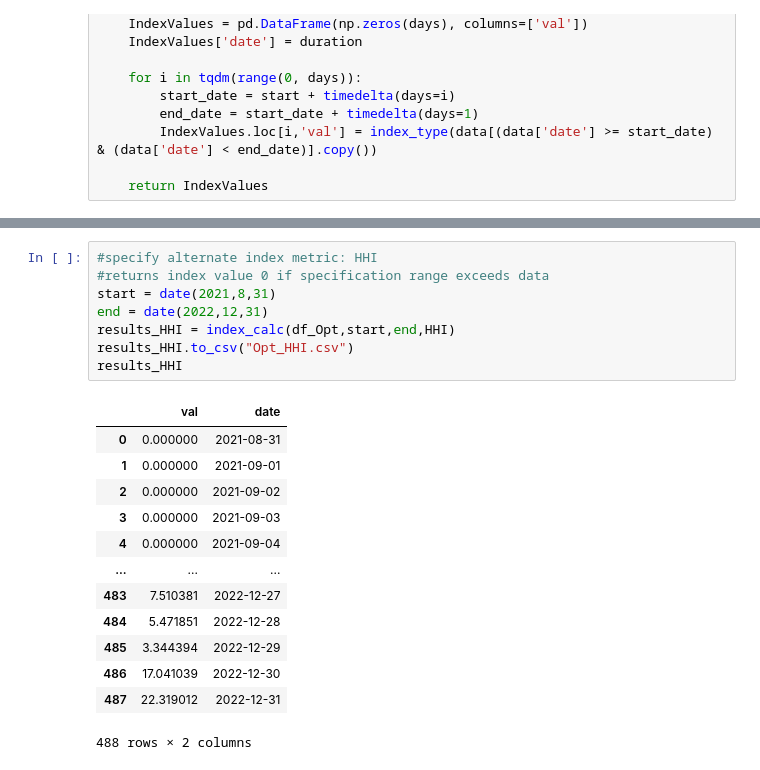
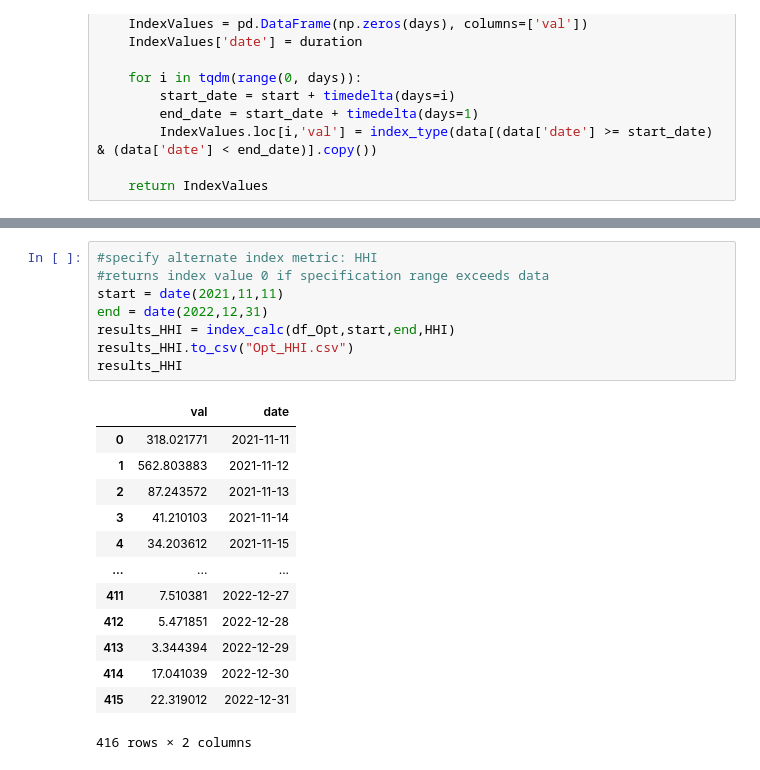
Before and after one commit to sunshineluyao/uniswap, a Jupyter notebook: code/Optimism/data_analyzing/Uniswap_Opt_Decentralization Index.ipynb, the cells around one changed output, grey strips where cells are left out. Drawn from its saved outputs; the diff is of its cells as text.

```diff
--- a/code/Optimism/data_analyzing/Uniswap_Opt_Decentralization Index.ipynb
+++ b/code/Optimism/data_analyzing/Uniswap_Opt_Decentralization Index.ipynb
@@ -342,25 +342,25 @@ plt.show()
 # %%
 #specify alternate index metric: HHI
 #returns index value 0 if specification range exceeds data
-start = date(2021,8,31)
+start = date(2021,11,11)
 end = date(2022,12,31)
 results_HHI = index_calc(df_Opt,start,end,HHI)
 results_HHI.to_csv("Opt_HHI.csv")
 results_HHI
 # %% [output]
 |  | val | date |
-| 0 | 0.000000 | 2021-08-31 |
-| 1 | 0.000000 | 2021-09-01 |
-| 2 | 0.000000 | 2021-09-02 |
-| 3 | 0.000000 | 2021-09-03 |
-| 4 | 0.000000 | 2021-09-04 |
+| 0 | 318.021771 | 2021-11-11 |
+| 1 | 562.803883 | 2021-11-12 |
+| 2 | 87.243572 | 2021-11-13 |
+| 3 | 41.210103 | 2021-11-14 |
+| 4 | 34.203612 | 2021-11-15 |
 | ... | ... | ... |
-| 483 | 7.510381 | 2022-12-27 |
-| 484 | 5.471851 | 2022-12-28 |
-| 485 | 3.344394 | 2022-12-29 |
-| 486 | 17.041039 | 2022-12-30 |
-| 487 | 22.319012 | 2022-12-31 |
+| 411 | 7.510381 | 2022-12-27 |
+| 412 | 5.471851 | 2022-12-28 |
+| 413 | 3.344394 | 2022-12-29 |
+| 414 | 17.041039 | 2022-12-30 |
+| 415 | 22.319012 | 2022-12-31 |
-488 rows × 2 columns
+416 rows × 2 columns
 # %%
 df = pd.read_csv("Opt_HHI.csv", index_col="Unnamed: 0")
 df.tail()
```
Also changed, not shown: parts of 17 cells of this notebook, 17 other files.
